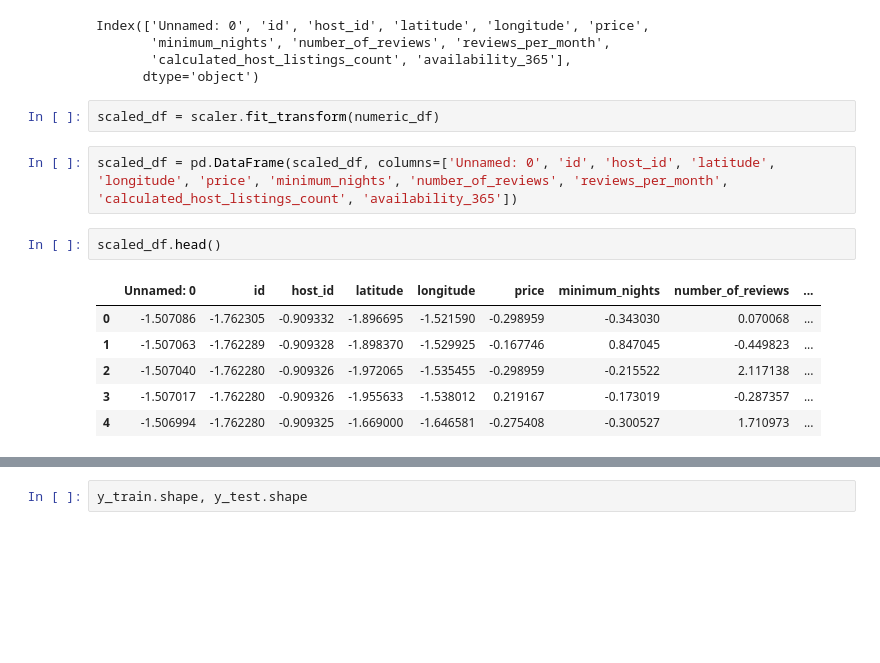
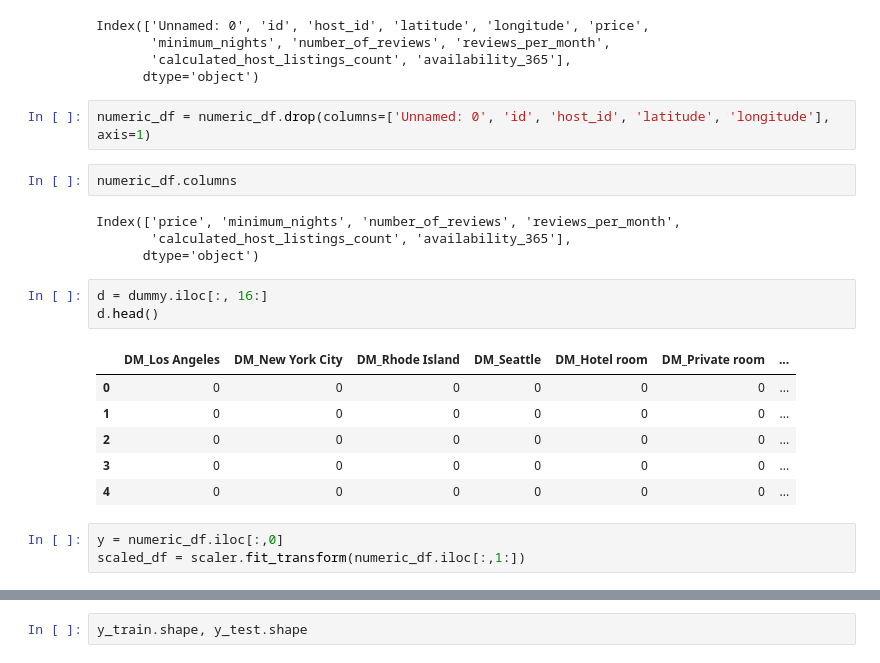
Before and after one commit to malakmosly/Capstone2, a Jupyter notebook: Airbnb Data Preprocessing and Training.ipynb, the cells around one changed output, grey strips where cells are left out. Cells and saved outputs as stored; diff of their text form; blank space fills up the shorter version.

```diff
--- a/Airbnb Data Preprocessing and Training.ipynb
+++ b/Airbnb Data Preprocessing and Training.ipynb
@@ -50,16 +60,24 @@ Index(['Unnamed: 0', 'id', 'host_id', 'latitude', 'longitude', 'price',
        'minimum_nights', 'number_of_reviews', 'reviews_per_month',
        'calculated_host_listings_count', 'availability_365'],
       dtype='object')
+# %%
+numeric_df = numeric_df.drop(columns=['Unnamed: 0', 'id', 'host_id', 'latitude', 'longitude'], axis=1)
+# %%
+numeric_df.columns
+# %% [output]
+Index(['price', 'minimum_nights', 'number_of_reviews', 'reviews_per_month',
+       'calculated_host_listings_count', 'availability_365'],
+      dtype='object')
+# %%
+d = dummy.iloc[:, 16:]
+d.head()
+# %% [output]
+|  | DM_Los Angeles | DM_New York City | DM_Rhode Island | DM_Seattle | DM_Hotel room | DM_Private room | ... |
+| 0 | 0 | 0 | 0 | 0 | 0 | 0 | ... |
+| 1 | 0 | 0 | 0 | 0 | 0 | 0 | ... |
+| 2 | 0 | 0 | 0 | 0 | 0 | 0 | ... |
+| 3 | 0 | 0 | 0 | 0 | 0 | 0 | ... |
+| 4 | 0 | 0 | 0 | 0 | 0 | 0 | ... |
 # %%
-scaled_df = scaler.fit_transform(numeric_df)
+y = numeric_df.iloc[:,0]
+scaled_df = scaler.fit_transform(numeric_df.iloc[:,1:])
-# %%
-scaled_df = pd.DataFrame(scaled_df, columns=['Unnamed: 0', 'id', 'host_id', 'latitude', 'longitude', 'price', 'minimum_nights', 'number_of_reviews', 'reviews_per_month', 'calculated_host_listings_count', 'availability_365'])
-# %%
-scaled_df.head()
-# %% [output]
-|  | Unnamed: 0 | id | host_id | latitude | longitude | price | minimum_nights | number_of_reviews | ... |
-| 0 | -1.507086 | -1.762305 | -0.909332 | -1.896695 | -1.521590 | -0.298959 | -0.343030 | 0.070068 | ... |
-| 1 | -1.507063 | -1.762289 | -0.909328 | -1.898370 | -1.529925 | -0.167746 | 0.847045 | -0.449823 | ... |
-| 2 | -1.507040 | -1.762280 | -0.909326 | -1.972065 | -1.535455 | -0.298959 | -0.215522 | 2.117138 | ... |
-| 3 | -1.507017 | -1.762280 | -0.909326 | -1.955633 | -1.538012 | 0.219167 | -0.173019 | -0.287357 | ... |
-| 4 | -1.506994 | -1.762280 | -0.909325 | -1.669000 | -1.646581 | -0.275408 | -0.300527 | 1.710973 | ... |
```
Also changed, not shown: parts of 16 cells of this notebook.
